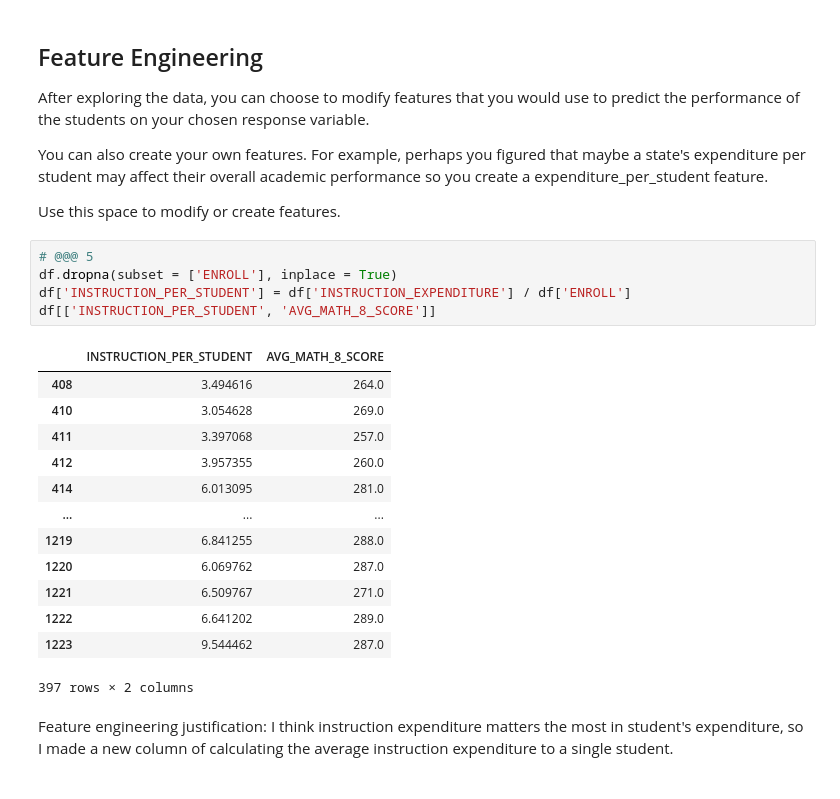
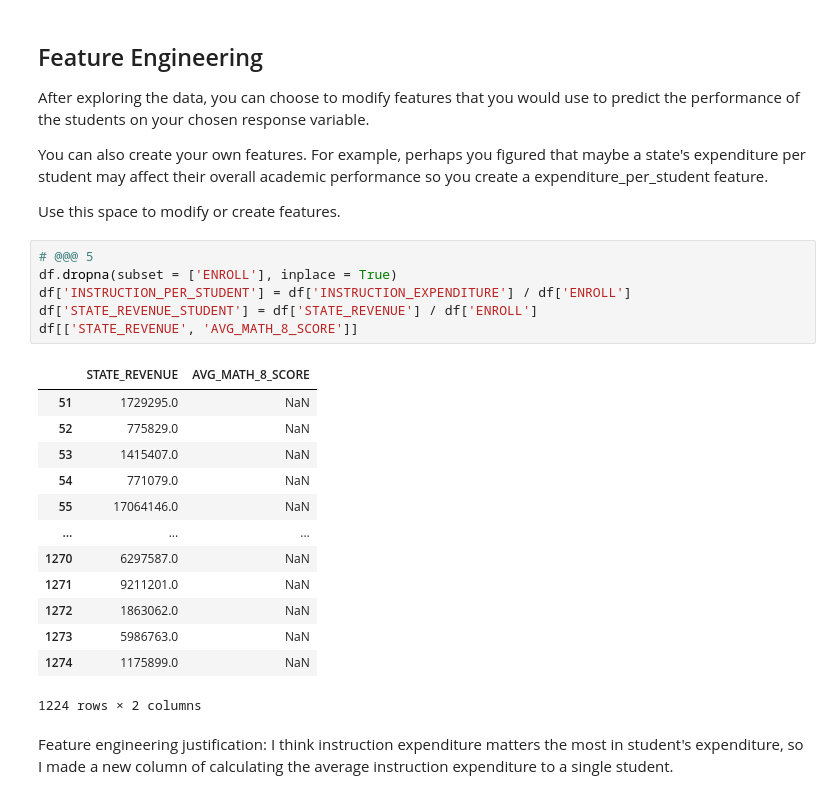
Before and after one commit to chyongha/MDST-Tutorial, a Jupyter notebook: tutorial1/checkpoint1.ipynb, the cells around one changed output. Cells and saved outputs as stored; diff of their text form.

```diff
--- a/tutorial1/checkpoint1.ipynb
+++ b/tutorial1/checkpoint1.ipynb
@@ -124,22 +124,23 @@ Use this space to modify or create features.
 # %%
 # @@@ 5
 df.dropna(subset = ['ENROLL'], inplace = True)
 df['INSTRUCTION_PER_STUDENT'] = df['INSTRUCTION_EXPENDITURE'] / df['ENROLL']
-df[['INSTRUCTION_PER_STUDENT', 'AVG_MATH_8_SCORE']]
+df['STATE_REVENUE_STUDENT'] = df['STATE_REVENUE'] / df['ENROLL']
+df[['STATE_REVENUE', 'AVG_MATH_8_SCORE']]
 # %% [output]
-|  | INSTRUCTION_PER_STUDENT | AVG_MATH_8_SCORE |
-| 408 | 3.494616 | 264.0 |
-| 410 | 3.054628 | 269.0 |
-| 411 | 3.397068 | 257.0 |
-| 412 | 3.957355 | 260.0 |
-| 414 | 6.013095 | 281.0 |
+|  | STATE_REVENUE | AVG_MATH_8_SCORE |
+| 51 | 1729295.0 | NaN |
+| 52 | 775829.0 | NaN |
+| 53 | 1415407.0 | NaN |
+| 54 | 771079.0 | NaN |
+| 55 | 17064146.0 | NaN |
 | ... | ... | ... |
-| 1219 | 6.841255 | 288.0 |
-| 1220 | 6.069762 | 287.0 |
-| 1221 | 6.509767 | 271.0 |
-| 1222 | 6.641202 | 289.0 |
-| 1223 | 9.544462 | 287.0 |
+| 1270 | 6297587.0 | NaN |
+| 1271 | 9211201.0 | NaN |
+| 1272 | 1863062.0 | NaN |
+| 1273 | 5986763.0 | NaN |
+| 1274 | 1175899.0 | NaN |
-397 rows × 2 columns
+1224 rows × 2 columns
 # %% [markdown]
 Feature engineering justification: I think instruction expenditure matters the most in student's expenditure, so I made a new column of calculating the average instruction expenditure to a single student.
 # %% [markdown]
```
Also changed, not shown: parts of 22 cells of this notebook, 1 other file.
